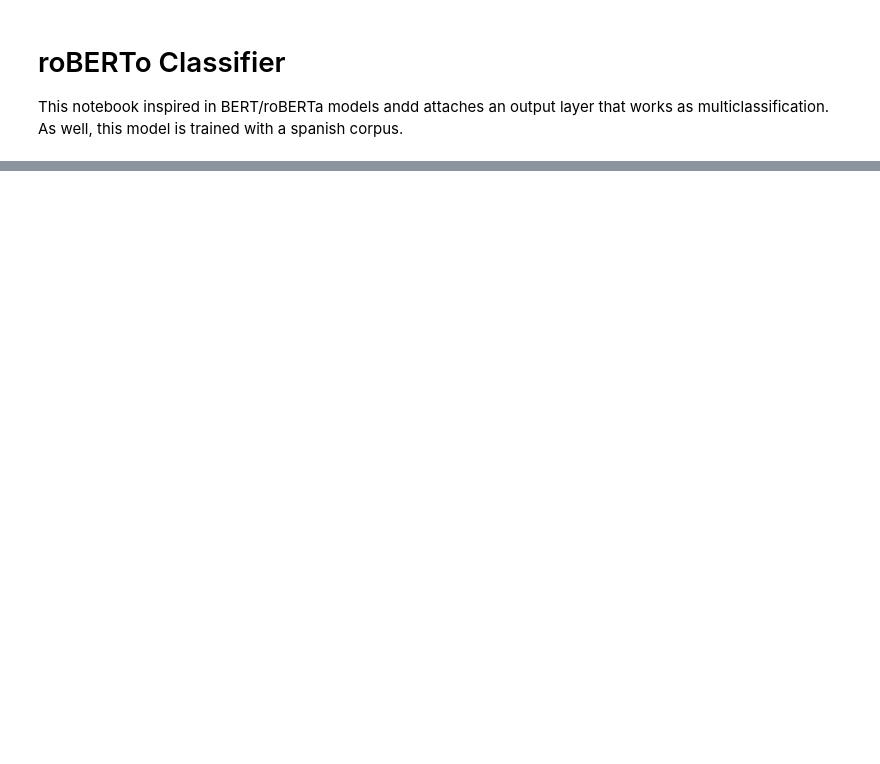
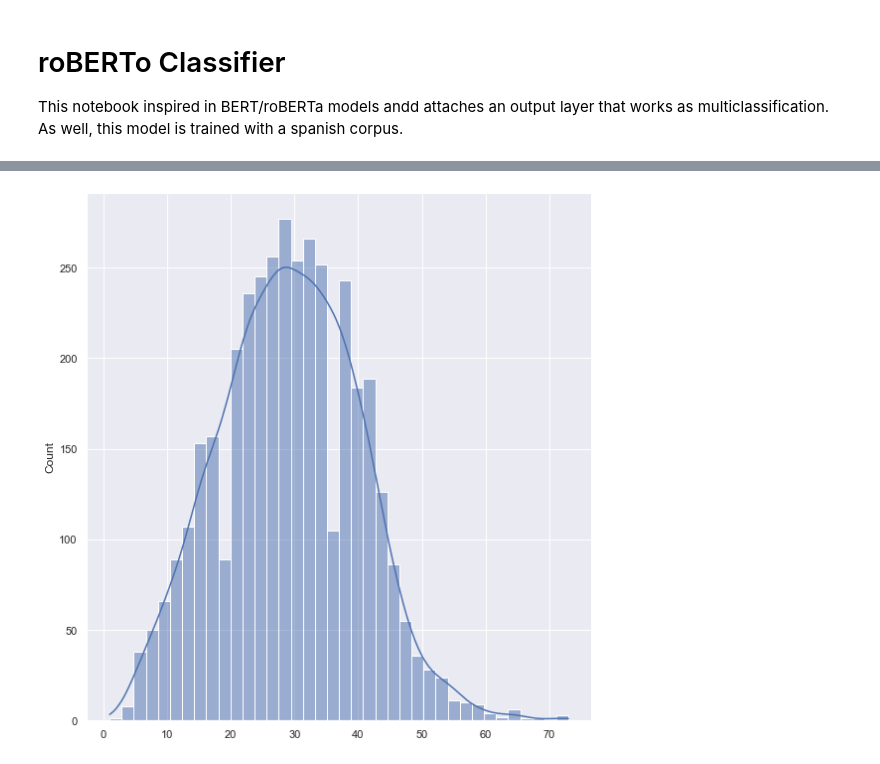
Before and after one commit to ernestomancebo/roberto-mlm, a Jupyter notebook: roBERTo-classifier.ipynb, the cells around one changed output, grey strips where cells are left out. Drawn from its saved outputs; the diff is of its cells as text; code cells hidden in the pictures; blank space fills up the shorter version.

```diff
--- a/roBERTo-classifier.ipynb
+++ b/roBERTo-classifier.ipynb
@@ -7,5 +7,8 @@ This notebook inspired in BERT/roBERTa models andd attaches an output layer that
 # %%
 from datasets import load_dataset
 
-dataset = load_dataset("catalonia_independence")
+dataset = load_dataset("muchocine")
+dataset = dataset['train']
+
+print(f'Features: { dataset.features }. Instances: { dataset.num_rows }')
 # %% [output]
@@ -16,0 +20,13 @@ train = dataset['train']
+# %%
+summary_len = [len(str(x).split()) for x in dataset['review_summary']]
+body_len = [len(str(x).split()) for x in dataset['review_body']]
+# %%
+import matplotlib.pyplot as plt
+import seaborn as sns
+%matplotlib inline
+
+sns.set_style('darkgrid')
+# %%
+_ = sns.displot(summary_len, kde=True, height=8)
+# %% [output]
+[figure, added]
```
Also changed, not shown: parts of 44 cells of this notebook, 1 other file.
